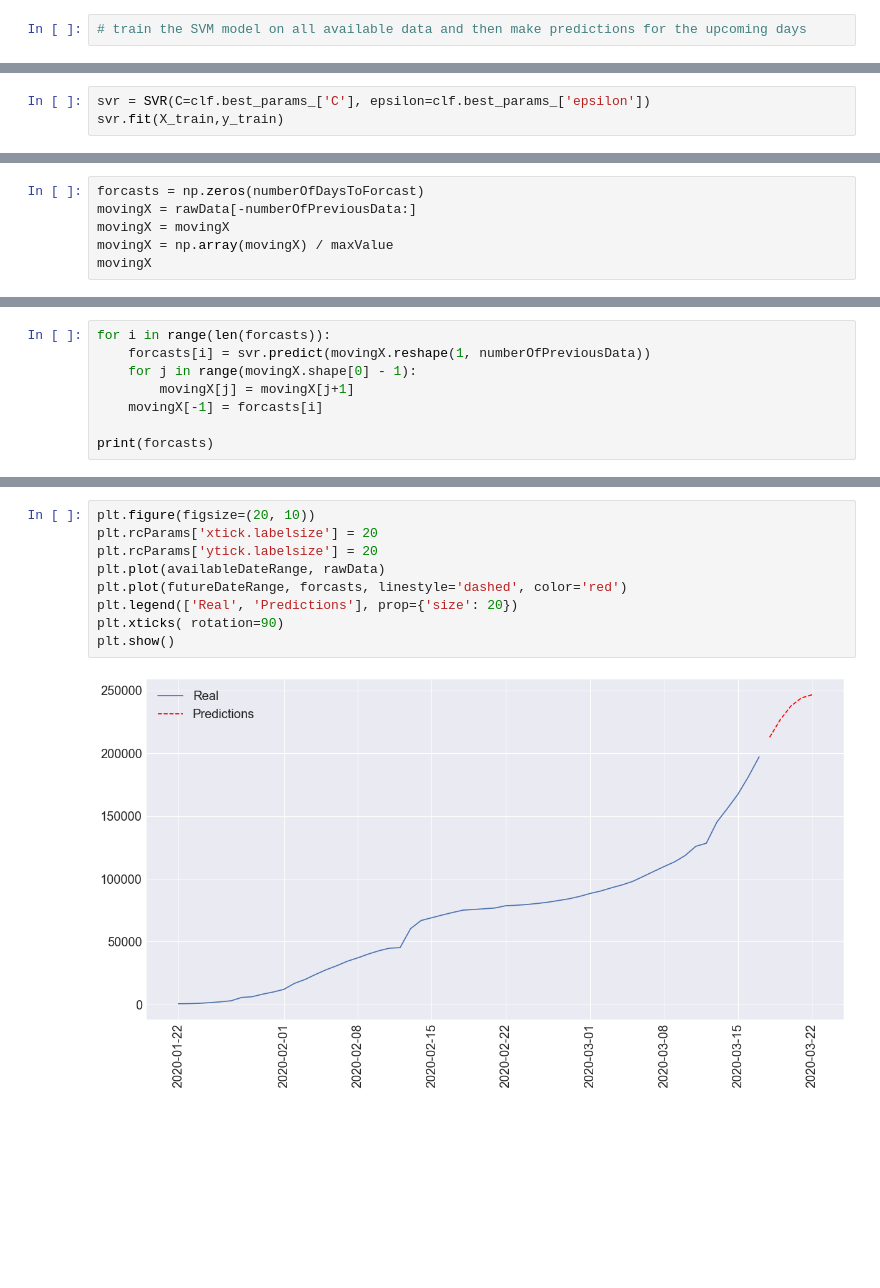
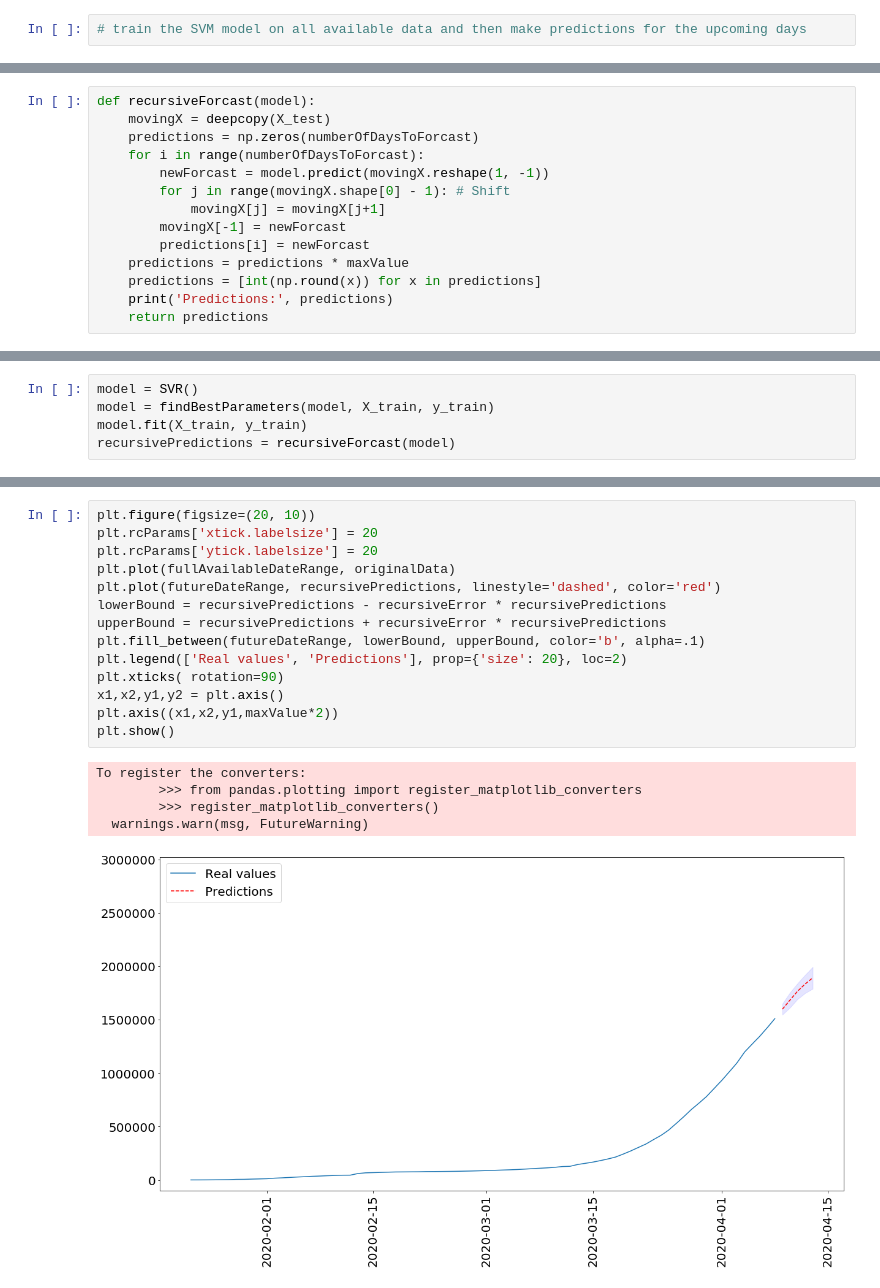
Before and after one commit to meysamrezaee/Coronavirus-cases-prediction, a Jupyter notebook: Coronavirus world case prediction.ipynb, the cells around one changed output, grey strips where cells are left out. Saved outputs shown, nothing was run; the diff lists cells and outputs as text; blank space fills up the shorter version.

Commit message:
Well tested, cleaner code
An overall improvement:
- cleaner code
- well tested
- higher accuracy
- better error function
- reusable functions added

```diff
--- a/Coronavirus world case prediction.ipynb
+++ b/Coronavirus world case prediction.ipynb
@@ -321,3 +231,0 @@ clf.best_params_
-# %%
-svr = SVR(C=clf.best_params_['C'], epsilon=clf.best_params_['epsilon'])
-svr.fit(X_train,y_train)
@@ -328,6 +231,0 @@ SVR(C=1000, cache_size=200, coef0=0.0, degree=3, epsilon=0.001,
-# %%
-forcasts = np.zeros(numberOfDaysToForcast)
-movingX = rawData[-numberOfPreviousData:]
-movingX = movingX
-movingX = np.array(movingX) / maxValue
-movingX
@@ -336,8 +232,14 @@ array([0.79178777, 0.84936975, 0.92079434, 1.        ])
 # %%
-for i in range(len(forcasts)):
-    forcasts[i] = svr.predict(movingX.reshape(1, numberOfPreviousData))
-    for j in range(movingX.shape[0] - 1):
-        movingX[j] = movingX[j+1]
-    movingX[-1] = forcasts[i]
-
-print(forcasts)
+def recursiveForcast(model):
+    movingX = deepcopy(X_test)
+    predictions = np.zeros(numberOfDaysToForcast)
+    for i in range(numberOfDaysToForcast):
+        newForcast = model.predict(movingX.reshape(1, -1))
+        for j in range(movingX.shape[0] - 1): # Shift
+            movingX[j] = movingX[j+1]
+        movingX[-1] = newForcast
+        predictions[i] = newForcast
+    predictions = predictions * maxValue
+    predictions = [int(np.round(x)) for x in predictions]
+    print('Predictions:', predictions)
+    return predictions
@@ -351,0 +246,5 @@ forcasts
+# %%
+model = SVR()
+model = findBestParameters(model, X_train, y_train)
+model.fit(X_train, y_train)
+recursivePredictions = recursiveForcast(model)
@@ -352,12 +253,21 @@ forcasts
 # %%
 plt.figure(figsize=(20, 10))
 plt.rcParams['xtick.labelsize'] = 20
 plt.rcParams['ytick.labelsize'] = 20
-plt.plot(availableDateRange, rawData)
-plt.plot(futureDateRange, forcasts, linestyle='dashed', color='red')
-plt.legend(['Real', 'Predictions'], prop={'size': 20})
+plt.plot(fullAvailableDateRange, originalData)
+plt.plot(futureDateRange, recursivePredictions, linestyle='dashed', color='red')
+lowerBound = recursivePredictions - recursiveError * recursivePredictions
+upperBound = recursivePredictions + recursiveError * recursivePredictions
+plt.fill_between(futureDateRange, lowerBound, upperBound, color='b', alpha=.1)
+plt.legend(['Real values', 'Predictions'], prop={'size': 20}, loc=2)
 plt.xticks( rotation=90)
+x1,x2,y1,y2 = plt.axis()
+plt.axis((x1,x2,y1,maxValue*2))
 plt.show()
 # %% [output]
+To register the converters:
+        >>> from pandas.plotting import register_matplotlib_converters
+        >>> register_matplotlib_converters()
+  warnings.warn(msg, FutureWarning)
-[figure, old version]
+[figure, new version]
 # %%
```
Also changed, not shown: parts of 71 cells of this notebook.
